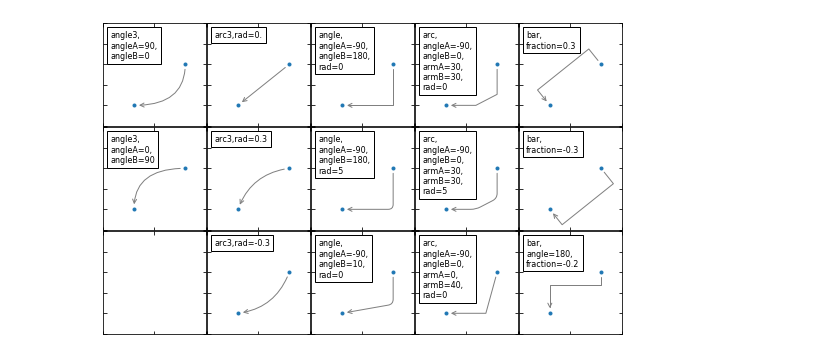
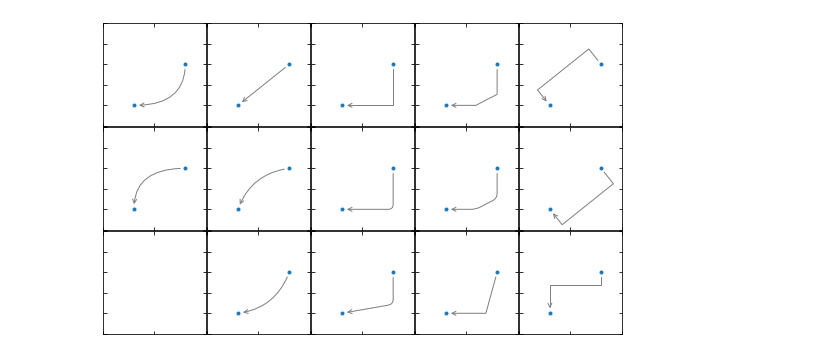
Before and after one commit to Japhiolite/Rantt, a Jupyter notebook: notebooks/Arrows_matplotlib_.ipynb, the cells around one changed output. Cells and saved outputs as stored; diff of their text form; code cells hidden in the pictures.

```diff
--- a/notebooks/Arrows_matplotlib_.ipynb
+++ b/notebooks/Arrows_matplotlib_.ipynb
@@ -14,7 +14,7 @@ def add_at(ax, t, loc=2):
     fp = dict(size=8)
     _at = AnchoredText(t, loc=loc, prop=fp)
     ax.add_artist(_at)
-    return _at
+    #return _at
 
 
 grid = AxesGrid(fig, 111, (3, 5), label_mode="1", share_all=True)
@@ -47,7 +47,7 @@ def demo_con_style(ax, connectionstyle, label=None):
                                 ),
                 )
 
-    add_at(ax, label, loc=2)
+    #add_at(ax, label, loc=2)
 
 column = grid.axes_column[0]
 
@@ -82,31 +82,31 @@ demo_con_style(column[0], "arc,angleA=-90,angleB=0,armA=30,armB=30,rad=0",
                label="arc,\nangleA=-90,\nangleB=0,\narmA=30,\narmB=30,\nrad=0")
 demo_con_style(column[1], "arc,angleA=-90,angleB=0,armA=30,armB=30,rad=5",
                label="arc,\nangleA=-90,\nangleB=0,\narmA=30,\narmB=30,\nrad=5")
 demo_con_style(column[2], "arc,angleA=-90,angleB=0,armA=0,armB=40,rad=0",
                label="arc,\nangleA=-90,\nangleB=0,\narmA=0,\narmB=40,\nrad=0")
 
 
 column = grid.axes_column[4]
 
 demo_con_style(column[0], "bar,fraction=0.3",
                label="bar,\nfraction=0.3")
 demo_con_style(column[1], "bar,fraction=-0.3",
                label="bar,\nfraction=-0.3")
 demo_con_style(column[2], "bar,angle=180,fraction=-0.2",
                label="bar,\nangle=180,\nfraction=-0.2")
 
 
 #demo_con_style(column[1], "arc3,rad=0.3")
 #demo_con_style(column[2], "arc3,rad=-0.3")
 
 
 grid[0].set_xlim(0, 1)
 grid[0].set_ylim(0, 1)
 grid.axes_llc.axis["bottom"].toggle(ticklabels=False)
 grid.axes_llc.axis["left"].toggle(ticklabels=False)
 fig.subplots_adjust(left=0.05, right=0.95, bottom=0.05, top=0.95)
 
 plt.draw()
 plt.show()
 # %% [output]
-[figure, old version]
+[figure, new version]
```
Also changed, not shown: 2 other files.
